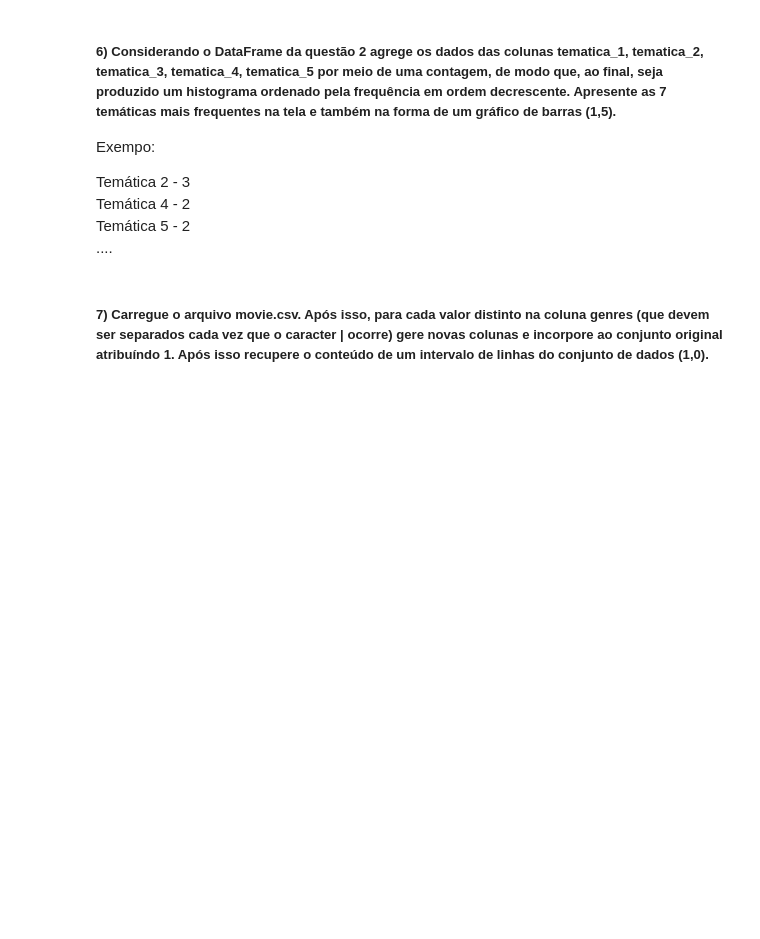
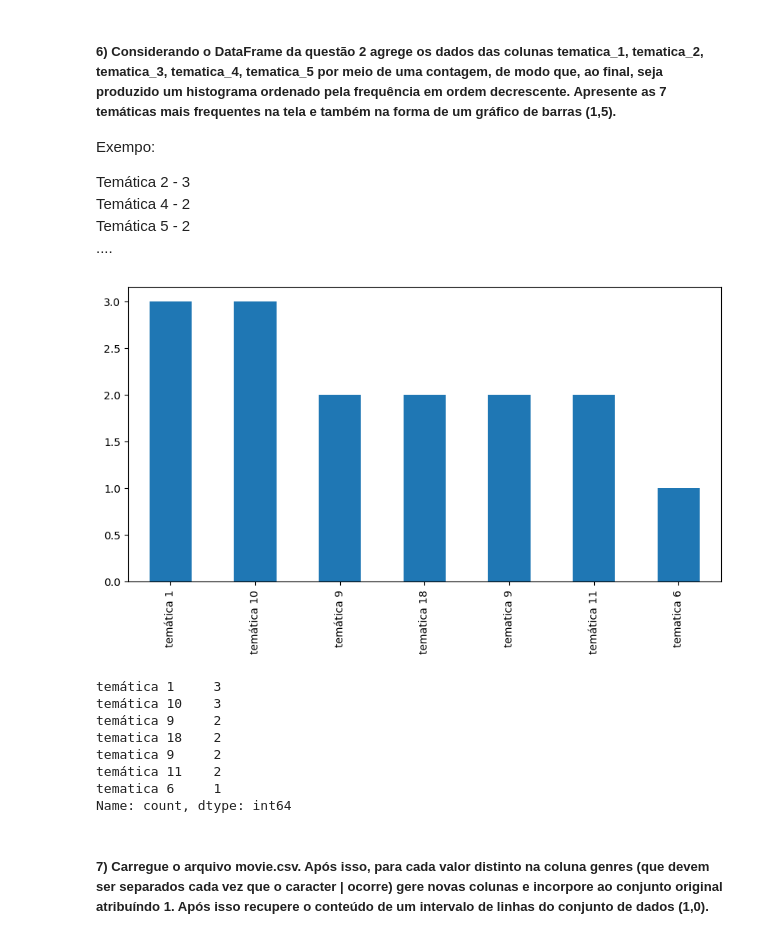
Before and after one commit to nicolascechinel/DataScience_class, a Jupyter notebook: atividades/Avaliação I-2023-2/Avaliação I-2023-2_final.ipynb, the cells around one changed output. Saved outputs shown, nothing was run; the diff lists cells and outputs as text; code cells hidden in the pictures; blank space fills up the shorter version.

```diff
--- a/atividades/Avaliação I-2023-2/Avaliação I-2023-2_final.ipynb
+++ b/atividades/Avaliação I-2023-2/Avaliação I-2023-2_final.ipynb
@@ -120,5 +223,39 @@ Temática 2 - 3<br>
 Temática 4 - 2<br>
 Temática 5 - 2<br>
 ....
+# %%
+
+df_in = csv_files("/workspaces/DataScience_class/atividades/Avaliação I-2023-2/Arquivos/Questão 2")
+
+#funcao que conta a frequencia de cada tema
+def frequencia_tema(df_input):
+    df_input = df_input[['tematica_1', 'tematica_2', 'tematica_3', 'tematica_4', 'tematica_5']]
+    df_input = df_input.stack().value_counts()
+    return df_input
+
+#funcao que mostra os  temas mais frequentes
+def sete_temas(df_input):
+    df_input = frequencia_tema(df_input)
+    df_input = df_input.head(7)
+    return df_input
+
+#funcao que mostra os temas mais frequentes em um grafico de barras
+def grafico_sete_temas(df_input):
+    df_input = sete_temas(df_input)
+    df_input.plot.bar()
+    plt.show()
+    return df_input
+
+grafico_sete_temas(df_in)
+# %% [output]
+[figure, added]
+temática 1     3
+temática 10    3
+temática 9     2
+tematica 18    2
+tematica 9     2
+temática 11    2
+tematica 6     1
+Name: count, dtype: int64
 # %% [markdown]
 ##### 7) Carregue o arquivo movie.csv. Após isso, para cada valor distinto na coluna genres (que devem ser separados cada vez que o caracter | ocorre) gere novas colunas e incorpore ao conjunto original atribuíndo 1. Após isso recupere o conteúdo de um intervalo de linhas do conjunto de dados (1,0).
```
Also changed, not shown: parts of 12 cells of this notebook, 1 other file.
